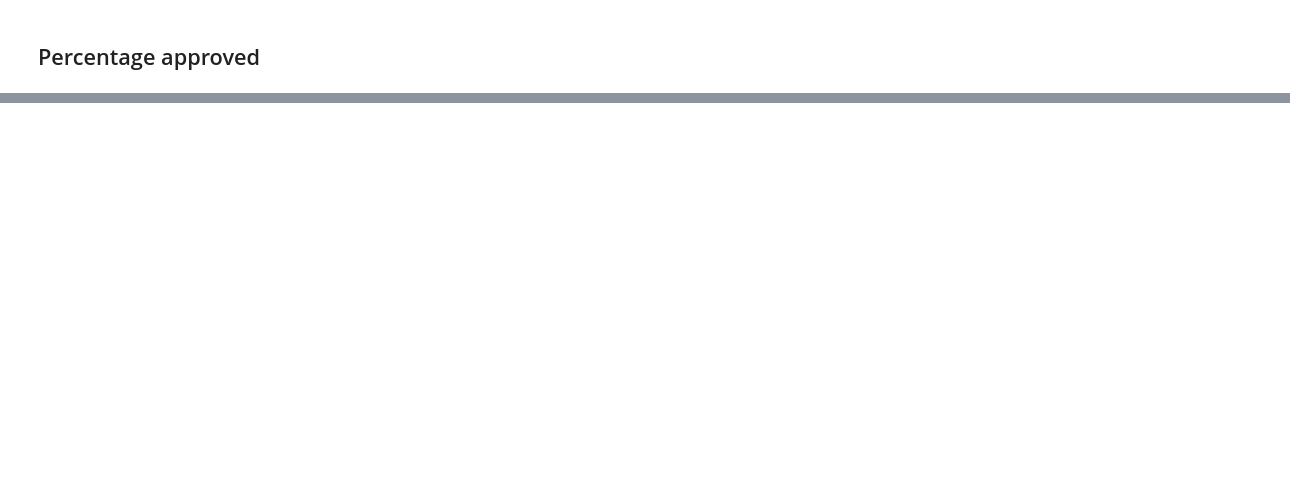
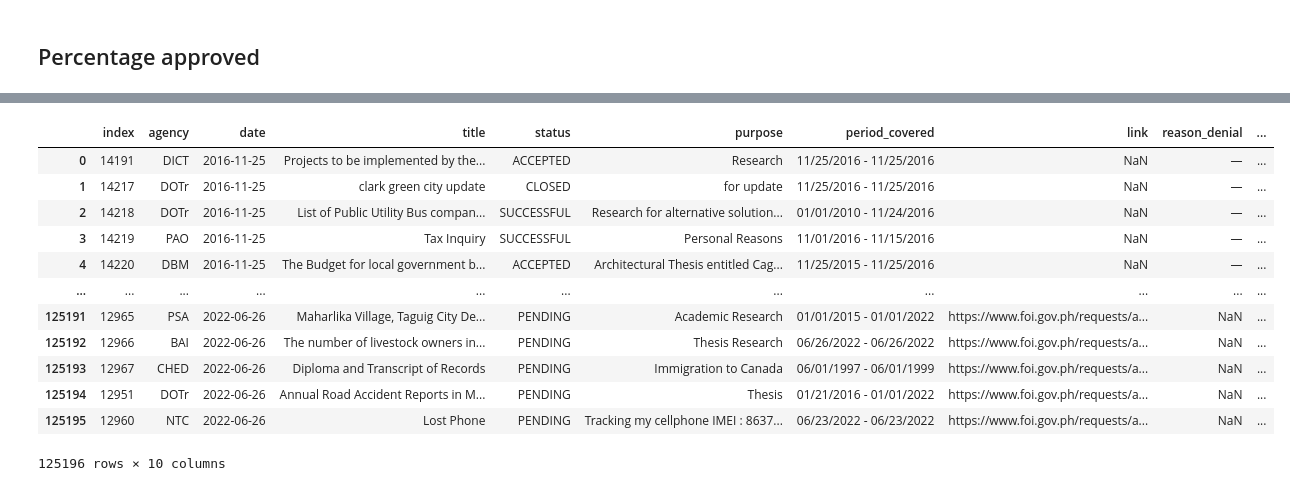
Before and after one commit to pmagtulis/foi-analysis, a Jupyter notebook: foi-analysis.ipynb, the cells around one changed output, grey strips where cells are left out. Saved outputs shown, nothing was run; the diff lists cells and outputs as text; code cells hidden in the pictures; blank space fills up the shorter version.

```diff
--- a/foi-analysis.ipynb
+++ b/foi-analysis.ipynb
@@ -714,0 +883,18 @@ df[df.status=="DENIED"].resample('D', on='date').agency.count().mean()
+# %%
+df['status_code'] = df.status.replace({'SUCCESSFUL' or 'PARTIALLY SUCCESSFUL': 1, 'DENIED': 0})
+# %%
+df
+# %% [output]
+|  | index | agency | date | title | status | purpose | period_covered | link | reason_denial | ... |
+| 0 | 14191 | DICT | 2016-11-25 | Projects to be implemented by the... | ACCEPTED | Research | 11/25/2016 - 11/25/2016 | NaN | — | ... |
+| 1 | 14217 | DOTr | 2016-11-25 | clark green city update | CLOSED | for update | 11/25/2016 - 11/25/2016 | NaN | — | ... |
+| 2 | 14218 | DOTr | 2016-11-25 | List of Public Utility Bus compan... | SUCCESSFUL | Research for alternative solution... | 01/01/2010 - 11/24/2016 | NaN | — | ... |
+| 3 | 14219 | PAO | 2016-11-25 | Tax Inquiry | SUCCESSFUL | Personal Reasons | 11/01/2016 - 11/15/2016 | NaN | — | ... |
+| 4 | 14220 | DBM | 2016-11-25 | The Budget for local government b... | ACCEPTED | Architectural Thesis entitled Cag... | 11/25/2015 - 11/25/2016 | NaN | — | ... |
+| ... | ... | ... | ... | ... | ... | ... | ... | ... | ... | ... |
+| 125191 | 12965 | PSA | 2022-06-26 | Maharlika Village, Taguig City De... | PENDING | Academic Research | 01/01/2015 - 01/01/2022 | https://www.foi.gov.ph/requests/a... | NaN | ... |
+| 125192 | 12966 | BAI | 2022-06-26 | The number of livestock owners in... | PENDING | Thesis Research | 06/26/2022 - 06/26/2022 | https://www.foi.gov.ph/requests/a... | NaN | ... |
+| 125193 | 12967 | CHED | 2022-06-26 | Diploma and Transcript of Records | PENDING | Immigration to Canada | 06/01/1997 - 06/01/1999 | https://www.foi.gov.ph/requests/a... | NaN | ... |
+| 125194 | 12951 | DOTr | 2022-06-26 | Annual Road Accident Reports in M... | PENDING | Thesis | 01/21/2016 - 01/01/2022 | https://www.foi.gov.ph/requests/a... | NaN | ... |
+| 125195 | 12960 | NTC | 2022-06-26 | Lost Phone | PENDING | Tracking my cellphone IMEI : 8637... | 06/23/2022 - 06/23/2022 | https://www.foi.gov.ph/requests/a... | NaN | ... |
+125196 rows × 10 columns
```
Also changed, not shown: parts of 63 cells of this notebook.
